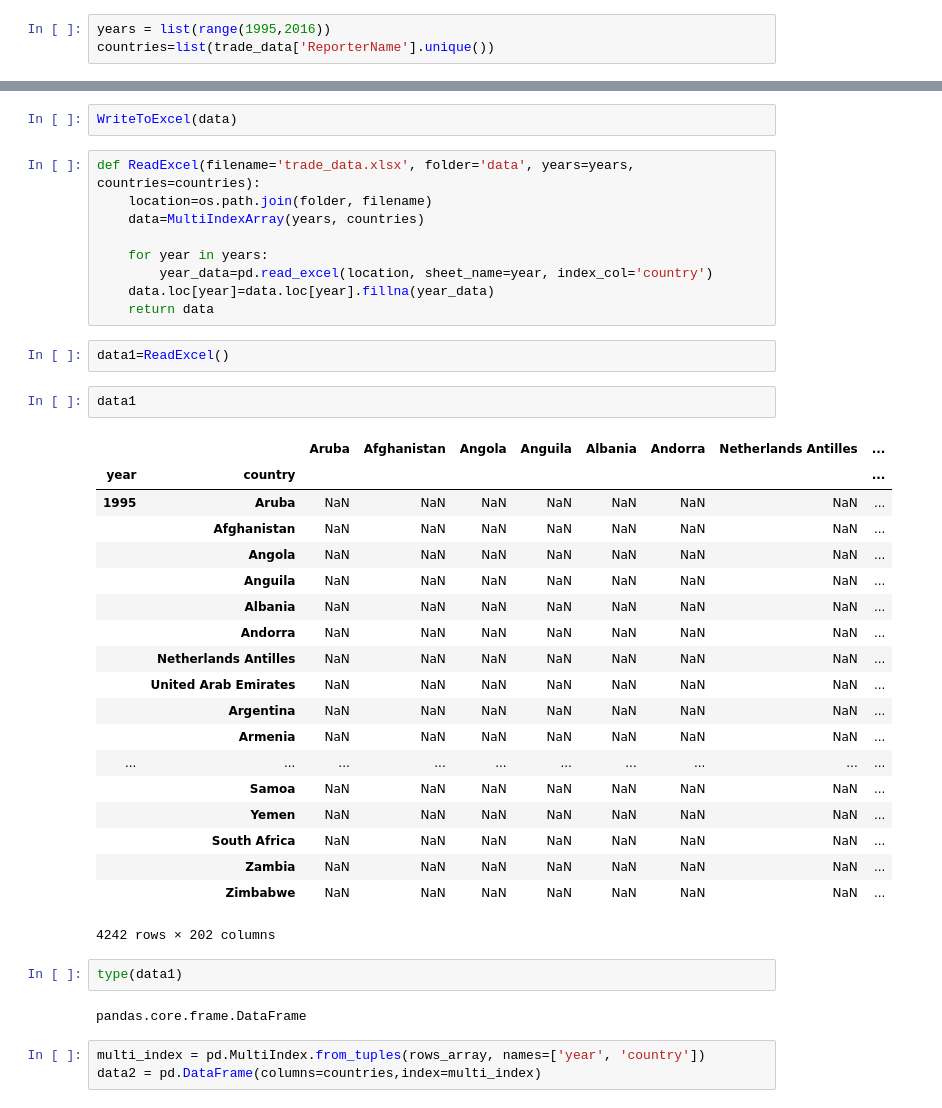
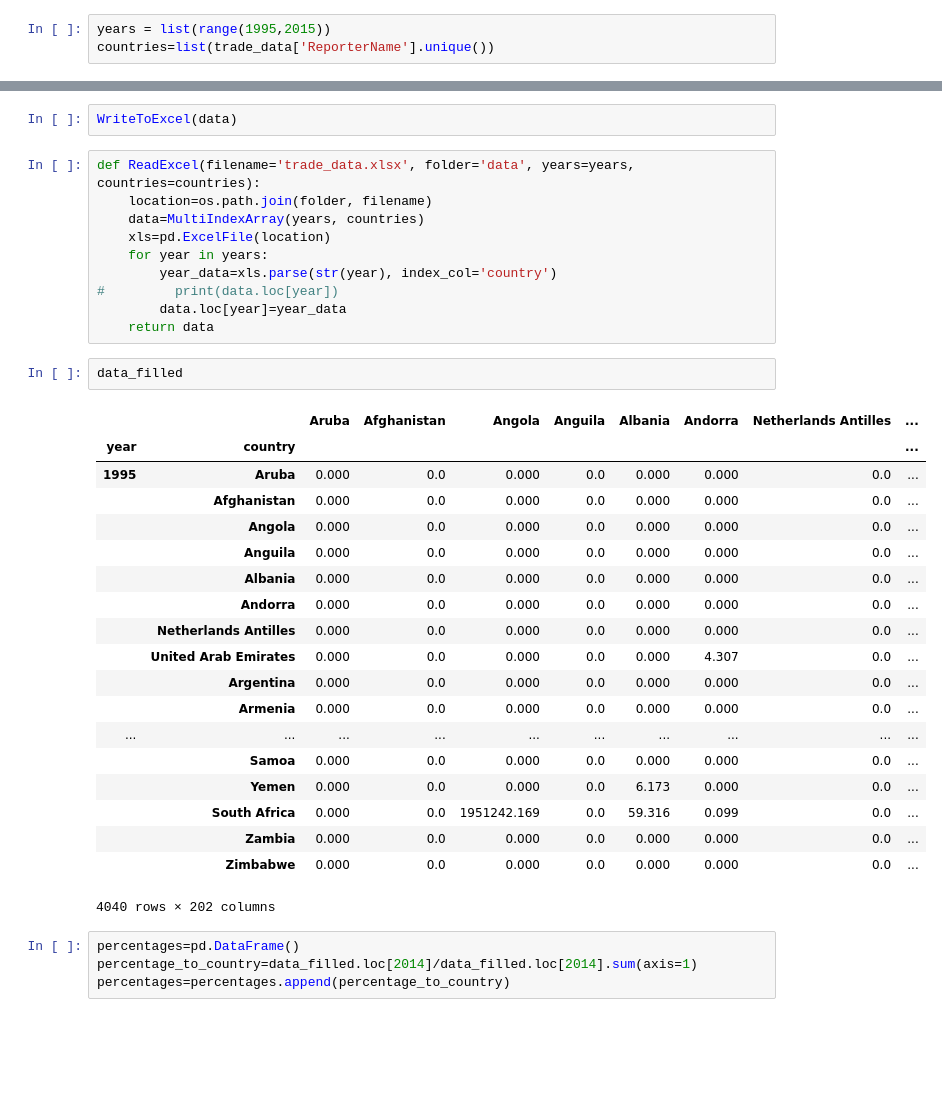
Before and after one commit to swigman/TrueEmissions, a Jupyter notebook: PythonProject.ipynb, the cells around one changed output, grey strips where cells are left out. Drawn from its saved outputs; the diff is of its cells as text; blank space fills up the shorter version.

Commit message:
OldData.py

```diff
--- a/PythonProject.ipynb
+++ b/PythonProject.ipynb
@@ -16,7 +16,7 @@ trade_data=pd.read_csv("raw_data/DataJobID-1257172_1257172_TestQuery.csv" , enco
 # for country in countries_to_remove:
 #     trade_data_export = trade_data_export[trade_data_export.Reporter != country]
 # %%
-years = list(range(1995,2016))
+years = list(range(1995,2015))
 countries=list(trade_data['ReporterName'].unique())
 # %%
 def MultiIndexArray(years, countries):
@@ -85,39 +54,35 @@ WriteToExcel(data)
 def ReadExcel(filename='trade_data.xlsx', folder='data', years=years, countries=countries):
     location=os.path.join(folder, filename)
     data=MultiIndexArray(years, countries)
-
+    xls=pd.ExcelFile(location)
     for year in years:
-        year_data=pd.read_excel(location, sheet_name=year, index_col='country')
-    data.loc[year]=data.loc[year].fillna(year_data)
+        year_data=xls.parse(str(year), index_col='country')
+#         print(data.loc[year])
+        data.loc[year]=year_data
     return data
-# %%
-data1=ReadExcel()
-# %%
-data1
-# %% [output]
-|  |  | Aruba | Afghanistan | Angola | Anguila | Albania | Andorra | Netherlands Antilles | ... |
-| year | country |  |  |  |  |  |  |  | ... |
-| 1995 | Aruba | NaN | NaN | NaN | NaN | NaN | NaN | NaN | ... |
-|  | Afghanistan | NaN | NaN | NaN | NaN | NaN | NaN | NaN | ... |
-|  | Angola | NaN | NaN | NaN | NaN | NaN | NaN | NaN | ... |
-|  | Anguila | NaN | NaN | NaN | NaN | NaN | NaN | NaN | ... |
-|  | Albania | NaN | NaN | NaN | NaN | NaN | NaN | NaN | ... |
-|  | Andorra | NaN | NaN | NaN | NaN | NaN | NaN | NaN | ... |
-|  | Netherlands Antilles | NaN | NaN | NaN | NaN | NaN | NaN | NaN | ... |
-|  | United Arab Emirates | NaN | NaN | NaN | NaN | NaN | NaN | NaN | ... |
-|  | Argentina | NaN | NaN | NaN | NaN | NaN | NaN | NaN | ... |
-|  | Armenia | NaN | NaN | NaN | NaN | NaN | NaN | NaN | ... |
-| ... | ... | ... | ... | ... | ... | ... | ... | ... | ... |
-|  | Samoa | NaN | NaN | NaN | NaN | NaN | NaN | NaN | ... |
-|  | Yemen | NaN | NaN | NaN | NaN | NaN | NaN | NaN | ... |
-|  | South Africa | NaN | NaN | NaN | NaN | NaN | NaN | NaN | ... |
-|  | Zambia | NaN | NaN | NaN | NaN | NaN | NaN | NaN | ... |
-|  | Zimbabwe | NaN | NaN | NaN | NaN | NaN | NaN | NaN | ... |
-4242 rows × 202 columns
-# %%
-type(data1)
-# %% [output]
-pandas.core.frame.DataFrame
-# %%
-multi_index = pd.MultiIndex.from_tuples(rows_array, names=['year', 'country'])
-data2 = pd.DataFrame(columns=countries,index=multi_index)
+# %%
+data_filled
+# %% [output]
+|  |  | Aruba | Afghanistan | Angola | Anguila | Albania | Andorra | Netherlands Antilles | ... |
+| year | country |  |  |  |  |  |  |  | ... |
+| 1995 | Aruba | 0.000 | 0.0 | 0.000 | 0.0 | 0.000 | 0.000 | 0.0 | ... |
+|  | Afghanistan | 0.000 | 0.0 | 0.000 | 0.0 | 0.000 | 0.000 | 0.0 | ... |
+|  | Angola | 0.000 | 0.0 | 0.000 | 0.0 | 0.000 | 0.000 | 0.0 | ... |
+|  | Anguila | 0.000 | 0.0 | 0.000 | 0.0 | 0.000 | 0.000 | 0.0 | ... |
+|  | Albania | 0.000 | 0.0 | 0.000 | 0.0 | 0.000 | 0.000 | 0.0 | ... |
+|  | Andorra | 0.000 | 0.0 | 0.000 | 0.0 | 0.000 | 0.000 | 0.0 | ... |
+|  | Netherlands Antilles | 0.000 | 0.0 | 0.000 | 0.0 | 0.000 | 0.000 | 0.0 | ... |
+|  | United Arab Emirates | 0.000 | 0.0 | 0.000 | 0.0 | 0.000 | 4.307 | 0.0 | ... |
+|  | Argentina | 0.000 | 0.0 | 0.000 | 0.0 | 0.000 | 0.000 | 0.0 | ... |
+|  | Armenia | 0.000 | 0.0 | 0.000 | 0.0 | 0.000 | 0.000 | 0.0 | ... |
+| ... | ... | ... | ... | ... | ... | ... | ... | ... | ... |
+|  | Samoa | 0.000 | 0.0 | 0.000 | 0.0 | 0.000 | 0.000 | 0.0 | ... |
+|  | Yemen | 0.000 | 0.0 | 0.000 | 0.0 | 6.173 | 0.000 | 0.0 | ... |
+|  | South Africa | 0.000 | 0.0 | 1951242.169 | 0.0 | 59.316 | 0.099 | 0.0 | ... |
+|  | Zambia | 0.000 | 0.0 | 0.000 | 0.0 | 0.000 | 0.000 | 0.0 | ... |
+|  | Zimbabwe | 0.000 | 0.0 | 0.000 | 0.0 | 0.000 | 0.000 | 0.0 | ... |
+4040 rows × 202 columns
+# %%
+percentages=pd.DataFrame()
+percentage_to_country=data_filled.loc[2014]/data_filled.loc[2014].sum(axis=1)
+percentages=percentages.append(percentage_to_country)
```
Also changed, not shown: parts of 5 cells of this notebook.
